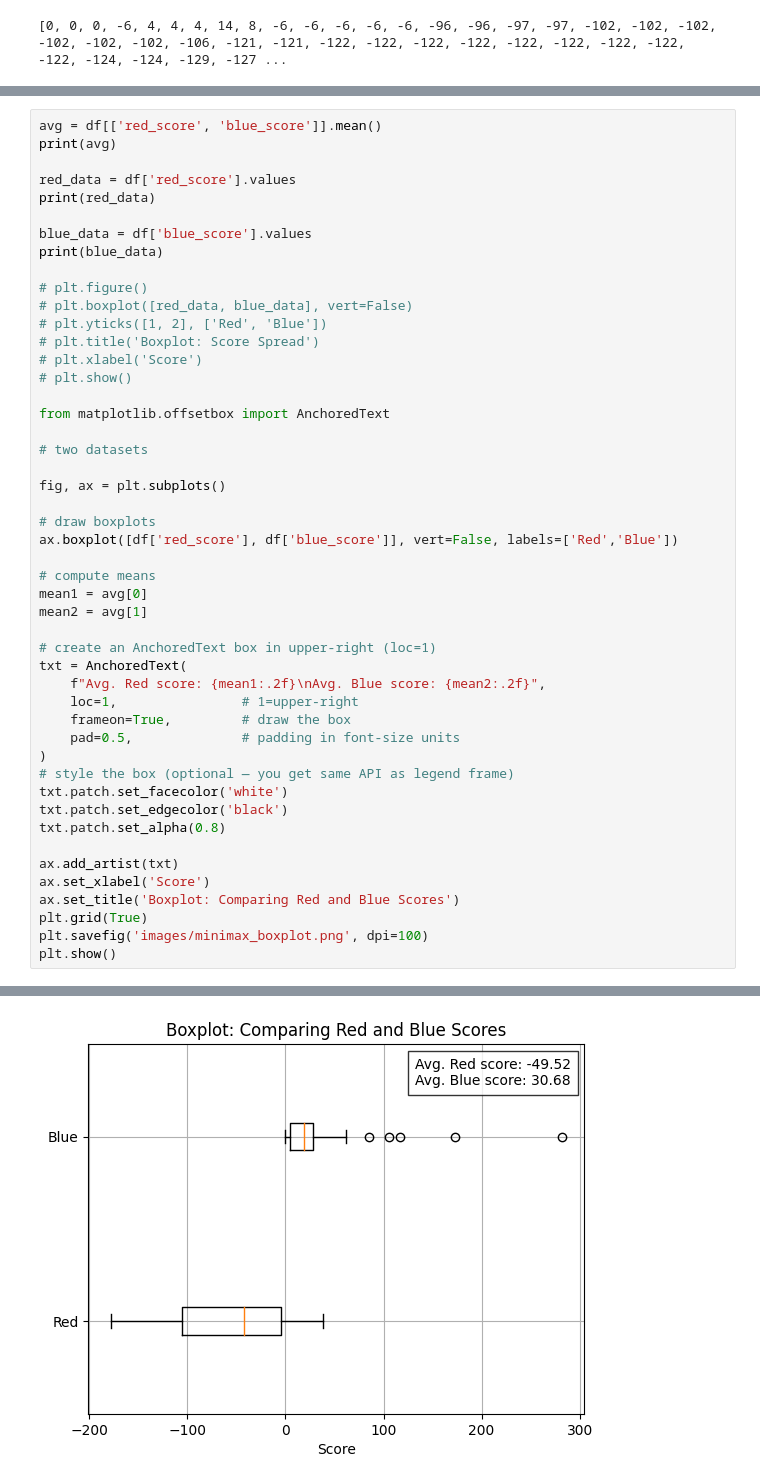
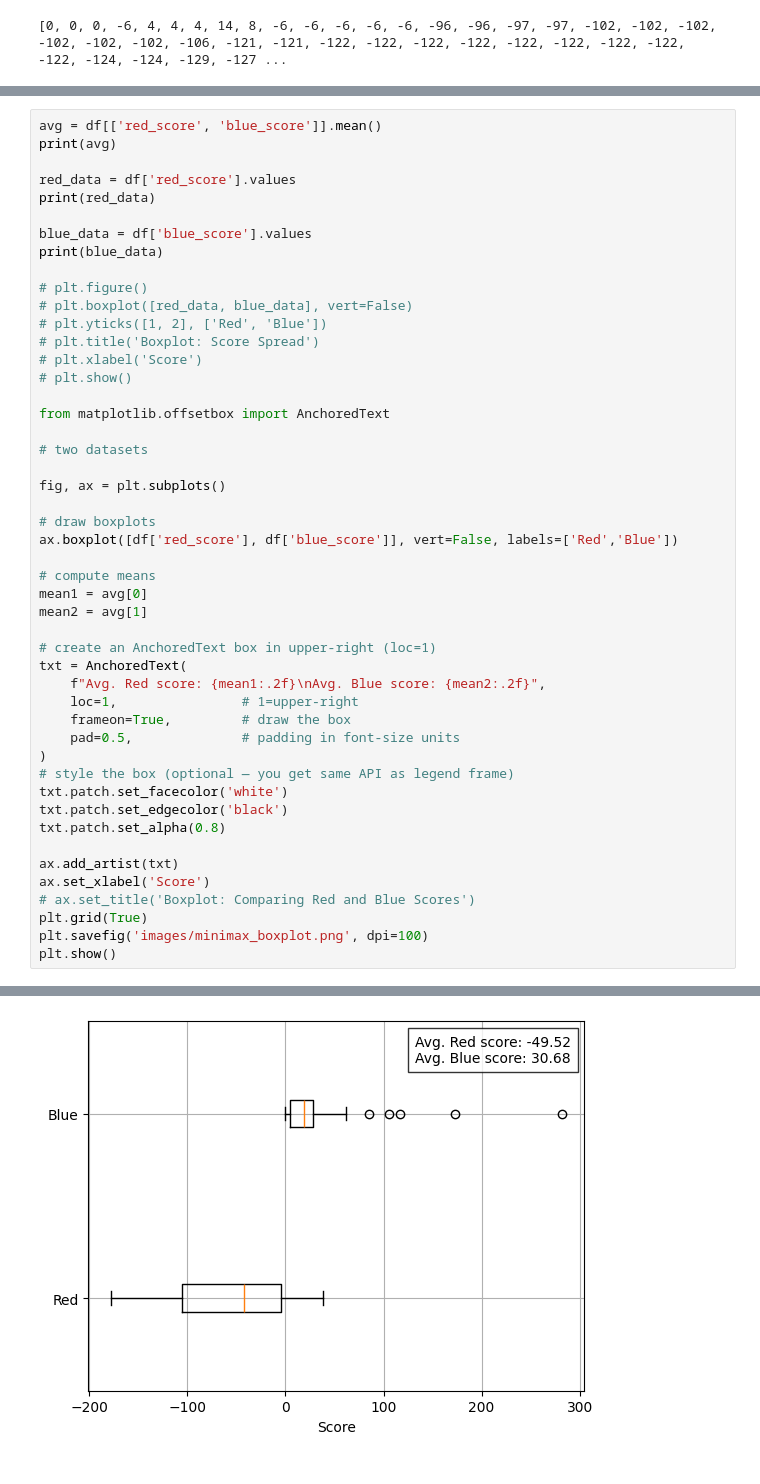
Before and after one commit to RCJamen/damathllm, a Jupyter notebook: results/minimax_statistics.ipynb, the cells around one changed output, grey strips where cells are left out. Saved outputs shown, nothing was run; the diff lists cells and outputs as text.

```diff
--- a/results/minimax_statistics.ipynb
+++ b/results/minimax_statistics.ipynb
@@ -163,35 +163,35 @@ mean1 = avg[0]
 mean2 = avg[1]
 
 # create an AnchoredText box in upper‑right (loc=1)
 txt = AnchoredText(
     f"Avg. Red score: {mean1:.2f}\nAvg. Blue score: {mean2:.2f}",
     loc=1,                # 1=upper‑right
     frameon=True,         # draw the box
     pad=0.5,              # padding in font‑size units
 )
 # style the box (optional — you get same API as legend frame)
 txt.patch.set_facecolor('white')
 txt.patch.set_edgecolor('black')
 txt.patch.set_alpha(0.8)
 
 ax.add_artist(txt)
 ax.set_xlabel('Score')
-ax.set_title('Boxplot: Comparing Red and Blue Scores')
+# ax.set_title('Boxplot: Comparing Red and Blue Scores')
 plt.grid(True)
 plt.savefig('images/minimax_boxplot.png', dpi=100)
 plt.show()
 # %% [output]
 red_score    -49.52
 blue_score    30.68
 dtype: float64
 [-129 -106  -15  -83    4  -40    0    4  -42  -53   38 -106    3    4
  -122 -178   38 -122 -104   -4   38 -119   38 -106  -85 -137  -15 -122
   -63  -54  -36 -105  -31   28   -5  -16  -43 -122    9   -6   -3   -5
   -51  -47  -71  -23  -43 -122 -106  -40]
 [ 20  27   7  14   0 282   0   0  33  44   0  27  19   0  19   4   0  19
   36 173   0  85   0  27  21  19   3  19   0  27  40 106  12  39  62  11
    0  19  25  10  11  50  12 117  18  11   0  19  19  28]
-[figure, old version]
+[figure, new version]
 # %%
 plt.figure(figsize=(6, 5))
 sns.countplot(x='winner', data=df, palette={"RED": "red", "BLUE": "blue", "DRAW": "gray"})
```
Also changed, not shown: parts of 3 cells of this notebook, 10 other files.
